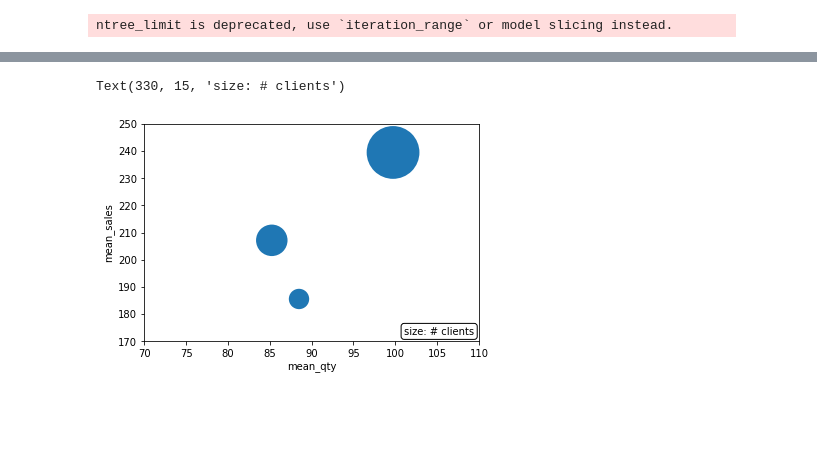
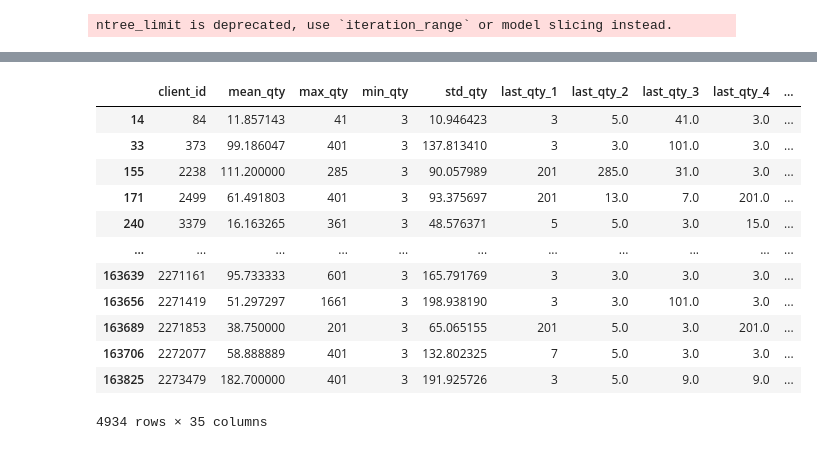
Before and after one commit to henrique-britoleao/churn_prediction, a Jupyter notebook: notebooks/model.ipynb, the cells around one changed output, grey strips where cells are left out. Drawn from its saved outputs; the diff is of its cells as text; code cells hidden in the pictures; blank space fills up the shorter version.

```diff
--- a/notebooks/model.ipynb
+++ b/notebooks/model.ipynb
@@ -373,14 +236,16 @@ for item in ax.get_xticklabels():
-# %%
-fig, ax = plt.subplots()
-ax.set_xlim(70, 110)
-ax.set_ylim(170, 250)
-sns.scatterplot(data=test, x='mean_qty', y='mean_sales', size='client_id', sizes=(500, 3000), legend=False)
-annotations = [""]
-
-ax.annotate("size: # clients", xy=(330, 15), xycoords='axes points',
-            size=10, ha='right', va='top',
-            bbox=dict(boxstyle='round', fc='w'))
-# plt.legend(labels=["size: # clients"], loc='lower right', prop={'size': 10})
-# %% [output]
-Text(330, 15, 'size: # clients')
-[figure, removed]
+# %%
+full_training_data[full_training_data['actionable']==1]
+# %% [output]
+|  | client_id | mean_qty | max_qty | min_qty | std_qty | last_qty_1 | last_qty_2 | last_qty_3 | last_qty_4 | ... |
+| 14 | 84 | 11.857143 | 41 | 3 | 10.946423 | 3 | 5.0 | 41.0 | 3.0 | ... |
+| 33 | 373 | 99.186047 | 401 | 3 | 137.813410 | 3 | 3.0 | 101.0 | 3.0 | ... |
+| 155 | 2238 | 111.200000 | 285 | 3 | 90.057989 | 201 | 285.0 | 31.0 | 3.0 | ... |
+| 171 | 2499 | 61.491803 | 401 | 3 | 93.375697 | 201 | 13.0 | 7.0 | 201.0 | ... |
+| 240 | 3379 | 16.163265 | 361 | 3 | 48.576371 | 5 | 5.0 | 3.0 | 15.0 | ... |
+| ... | ... | ... | ... | ... | ... | ... | ... | ... | ... | ... |
+| 163639 | 2271161 | 95.733333 | 601 | 3 | 165.791769 | 3 | 3.0 | 3.0 | 3.0 | ... |
+| 163656 | 2271419 | 51.297297 | 1661 | 3 | 198.938190 | 3 | 3.0 | 101.0 | 3.0 | ... |
+| 163689 | 2271853 | 38.750000 | 201 | 3 | 65.065155 | 201 | 5.0 | 3.0 | 201.0 | ... |
+| 163706 | 2272077 | 58.888889 | 401 | 3 | 132.802325 | 7 | 5.0 | 3.0 | 3.0 | ... |
+| 163825 | 2273479 | 182.700000 | 401 | 3 | 191.925726 | 3 | 5.0 | 9.0 | 9.0 | ... |
+4934 rows × 35 columns
```
Also changed, not shown: parts of 16 cells of this notebook, 4 other files.
